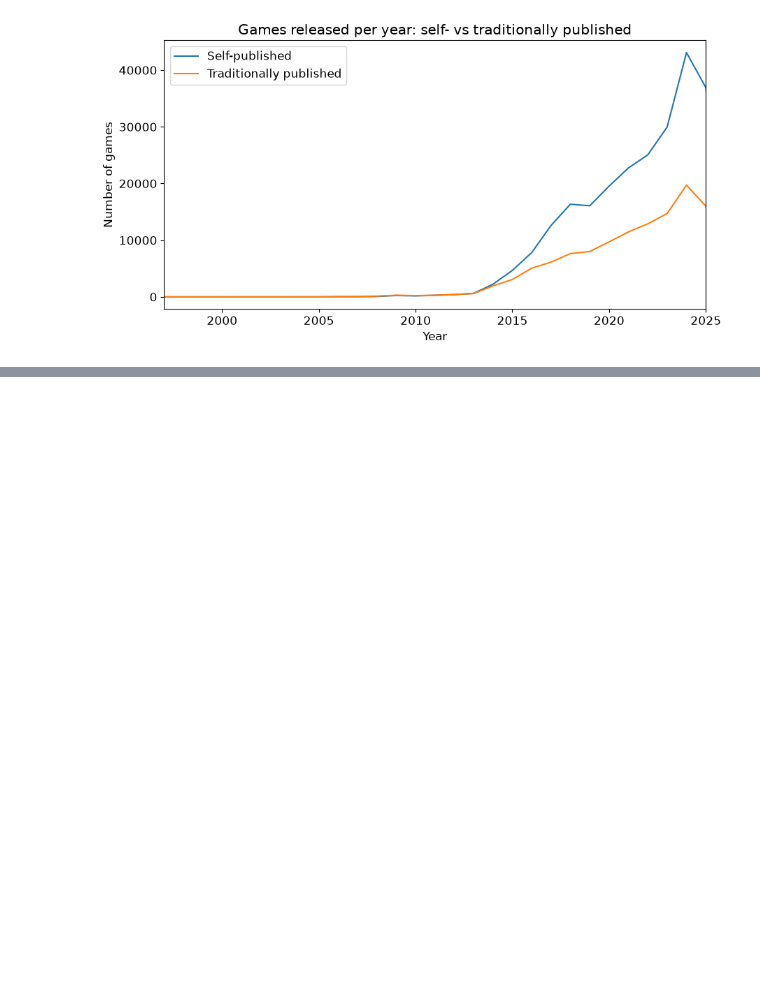
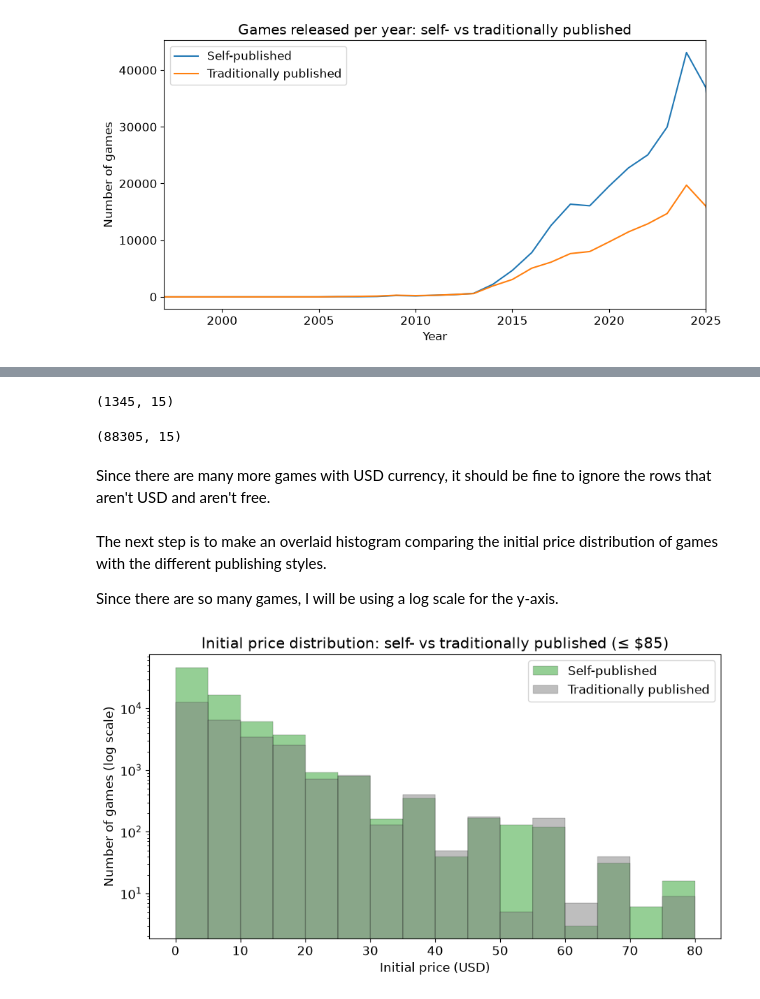
Before and after one commit to EvDev3/SteamPublishingEDA, a Jupyter notebook: SteamSaleEDA.ipynb, the cells around one changed output, grey strips where cells are left out. Saved outputs shown, nothing was run; the diff lists cells and outputs as text; code cells hidden in the pictures; blank space fills up the shorter version.

```diff
--- a/SteamSaleEDA.ipynb
+++ b/SteamSaleEDA.ipynb
@@ -214,0 +416,51 @@ plt.show()
+# %%
+games.filter(pl.col("mat_currency") != "USD").shape
+# %% [output]
+(1345, 15)
+# %%
+games.filter(pl.col("mat_currency") == "USD").shape
+# %% [output]
+(88305, 15)
+# %% [markdown]
+Since there are many more games with USD currency, it should be fine to ignore the rows that aren't USD and aren't free.
+# %%
+prices = (
+    games
+    .filter(
+        (pl.col("mat_currency") == "USD") | pl.col("is_free")
+    )
+    .with_columns(
+        pl.when(pl.col("is_free"))
+          .then(0.0)
+          .otherwise(pl.col("mat_initial_price") / 100.0)
+          .alias("initial_price_usd")
+    )
+)
+
+prices = prices.select(["appid", "name", "is_free", "release_date",
+"initial_price_usd", "recommendations_total", "genres", "developer_norm", "publisher_norm", "self_published"])
+# %% [markdown]
+The next step is to make an overlaid histogram comparing the initial price distribution of games with the different publishing styles.
+
+Since there are so many games, I will be using a log scale for the y-axis.
+# %%
+bins = np.arange(0, 85, 5)  # 0, 5, ..., 80
+plot = prices.filter(pl.col("initial_price_usd") <= 85)
+
+fig, ax = plt.subplots(figsize=(10, 5))
+for flag, label, color in [
+    (True,  "Self-published",          "tab:green"),
+    (False, "Traditionally published", "tab:gray"),
+]:
+    sub = plot.filter(pl.col("self_published") == flag)["initial_price_usd"].drop_nulls()
+    ax.hist(sub, bins=bins, alpha=0.5, label=label, color=color,
+            edgecolor="black", linewidth=0.3)
+
+ax.set_yscale("log")
+ax.set_xlabel("Initial price (USD)")
+ax.set_ylabel("Number of games (log scale)")
+ax.set_title("Initial price distribution: self- vs traditionally published (≤ $85)")
+ax.legend()
+plt.show()
+# %% [output]
+[figure, added]
```
Also changed, not shown: parts of 27 cells of this notebook.
